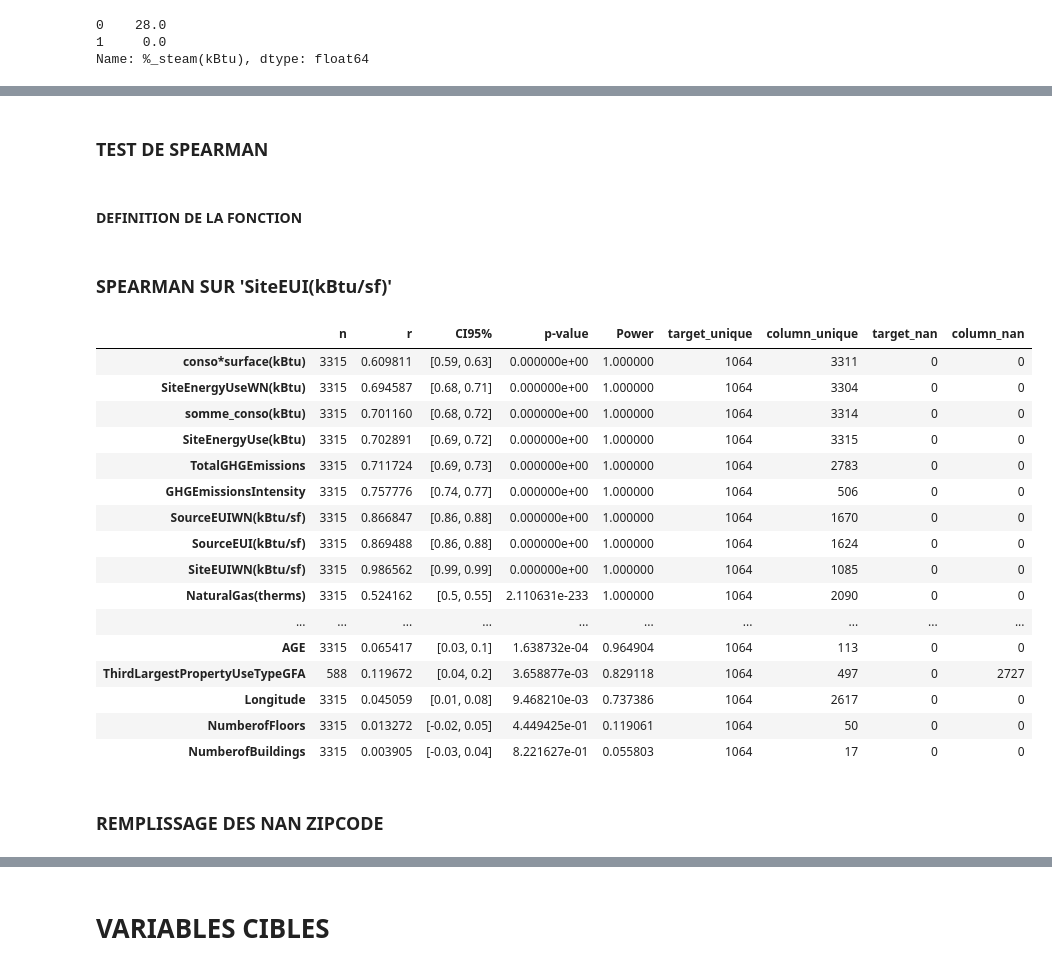
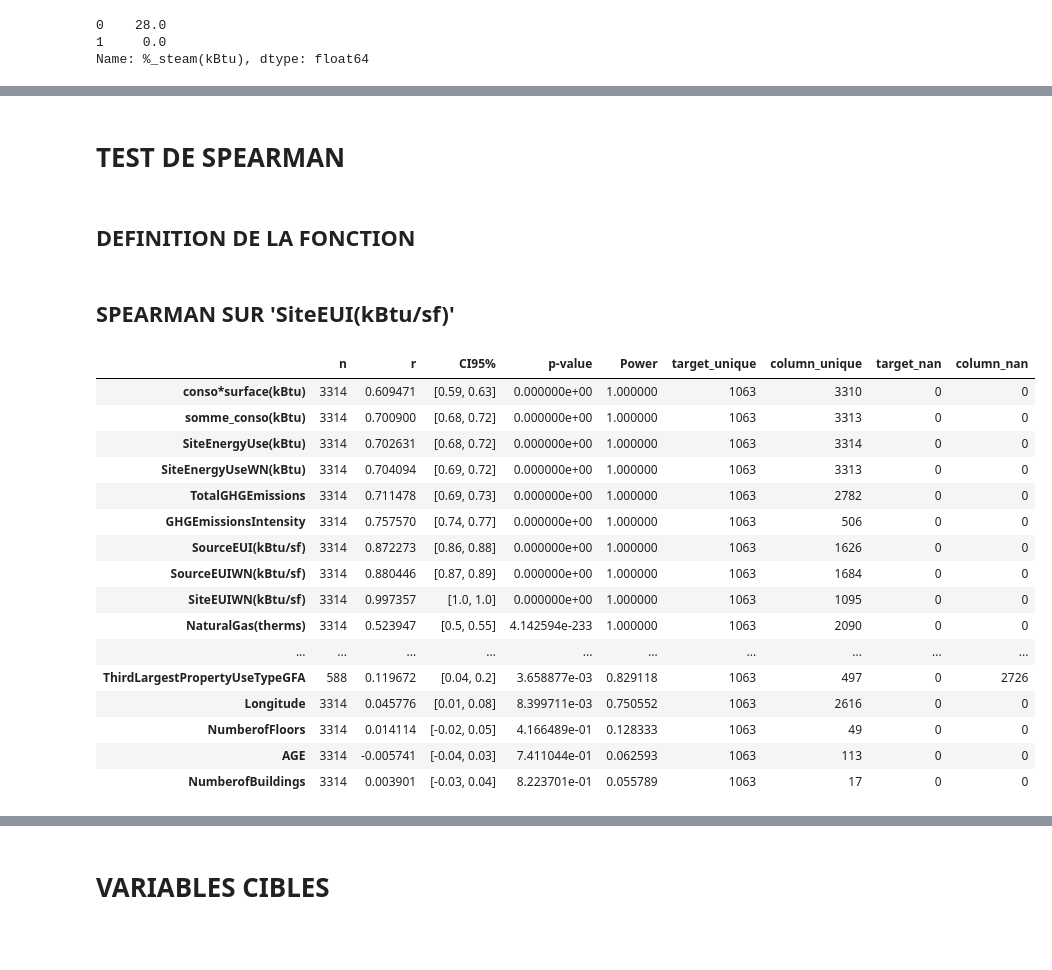
Before and after one commit to EP-portfolio/PROJET_4, a Jupyter notebook: PROJET_4.ipynb, the cells around one changed output, grey strips where cells are left out. Drawn from its saved outputs; the diff is of its cells as text; code cells hidden in the pictures; blank space fills up the shorter version.

Commit message:
mise au propre du notebook, remplissage Nan et 0, création features

```diff
--- a/PROJET_4.ipynb
+++ b/PROJET_4.ipynb
@@ -625,4 +959,4 @@ with pd.option_context('mode.chained_assignment', None):
 # %%
 with pd.option_context('mode.chained_assignment', None):
-    DF['%_steam(kBtu)']=round(DF['SteamUse(kBtu)']*100/DF['somme_conso(kBtu)'],0)
+    DF_cleaned['%_steam(kBtu)']=round(DF_cleaned['SteamUse(kBtu)']*100/DF_cleaned['somme_conso(kBtu)'],0)
 # %%
@@ -652,4 +986,4 @@ DF.loc[DF['somme_conso(kBtu)']==0].shape
 # %%
 with pd.option_context('mode.chained_assignment', None):
-    DF['%_Parking']=round(DF['PropertyGFAParking']*100/DF['PropertyGFATotal'],0)
+    DF_cleaned['%_Parking']=round(DF_cleaned['PropertyGFAParking']*100/DF_cleaned['PropertyGFATotal'],0)
 # %% [markdown]
@@ -657,4 +991,4 @@ with pd.option_context('mode.chained_assignment', None):
 # %%
 with pd.option_context('mode.chained_assignment', None):
-    DF['%_Immeuble']=round(DF['PropertyGFABuilding(s)']*100/DF['PropertyGFATotal'],0)
+    DF_cleaned['%_Immeuble']=round(DF_cleaned['PropertyGFABuilding(s)']*100/DF_cleaned['PropertyGFATotal'],0)
 # %%
@@ -679,13 +1013,13 @@ dtypes: bool(1), float64(30), int64(8), object(14)
 memory usage: 1.3+ MB
 # %% [markdown]
-### TEST DE SPEARMAN
+# TEST DE SPEARMAN
 # %% [markdown]
-#### DEFINITION DE LA FONCTION
+## DEFINITION DE LA FONCTION
 # %%
 col_num=[]
 col_obj=[]
-for col in DF.columns:
-    if DF[col].dtype in ['int64','float64']:
+for col in DF_cleaned.columns:
+    if DF_cleaned[col].dtype in ['int64','float64']:
         col_num.append(col)
     else:
         col_obj.append(col)
@@ -723,27 +1057,26 @@ def spearman_correlations_pingouin_diagnostic(df, target_column, nan_policy='pai
 
     return results
 # %% [markdown]
-### SPEARMAN SUR 'SiteEUI(kBtu/sf)'
+## SPEARMAN SUR 'SiteEUI(kBtu/sf)'
 # %%
-spearman_correlations_pingouin_diagnostic(DF[col_num],'SiteEUI(kBtu/sf)',
-                                          nan_policy='propagate').sort_values(by=['p-value','r'],ascending=True)
+spearman_correlations_pingouin_diagnostic(DF_cleaned[col_num],'SiteEUI(kBtu/sf)',
+                                          nan_policy='propagate').sort_values(by=['p-value','r'],
+                                                                              ascending=True)
 # %% [output]
 |  | n | r | CI95% | p-value | Power | target_unique | column_unique | target_nan | column_nan |
-| conso*surface(kBtu) | 3315 | 0.609811 | [0.59, 0.63] | 0.000000e+00 | 1.000000 | 1064 | 3311 | 0 | 0 |
-| SiteEnergyUseWN(kBtu) | 3315 | 0.694587 | [0.68, 0.71] | 0.000000e+00 | 1.000000 | 1064 | 3304 | 0 | 0 |
-| somme_conso(kBtu) | 3315 | 0.701160 | [0.68, 0.72] | 0.000000e+00 | 1.000000 | 1064 | 3314 | 0 | 0 |
-| SiteEnergyUse(kBtu) | 3315 | 0.702891 | [0.69, 0.72] | 0.000000e+00 | 1.000000 | 1064 | 3315 | 0 | 0 |
-| TotalGHGEmissions | 3315 | 0.711724 | [0.69, 0.73] | 0.000000e+00 | 1.000000 | 1064 | 2783 | 0 | 0 |
-| GHGEmissionsIntensity | 3315 | 0.757776 | [0.74, 0.77] | 0.000000e+00 | 1.000000 | 1064 | 506 | 0 | 0 |
-| SourceEUIWN(kBtu/sf) | 3315 | 0.866847 | [0.86, 0.88] | 0.000000e+00 | 1.000000 | 1064 | 1670 | 0 | 0 |
-| SourceEUI(kBtu/sf) | 3315 | 0.869488 | [0.86, 0.88] | 0.000000e+00 | 1.000000 | 1064 | 1624 | 0 | 0 |
-| SiteEUIWN(kBtu/sf) | 3315 | 0.986562 | [0.99, 0.99] | 0.000000e+00 | 1.000000 | 1064 | 1085 | 0 | 0 |
-| NaturalGas(therms) | 3315 | 0.524162 | [0.5, 0.55] | 2.110631e-233 | 1.000000 | 1064 | 2090 | 0 | 0 |
+| conso*surface(kBtu) | 3314 | 0.609471 | [0.59, 0.63] | 0.000000e+00 | 1.000000 | 1063 | 3310 | 0 | 0 |
+| somme_conso(kBtu) | 3314 | 0.700900 | [0.68, 0.72] | 0.000000e+00 | 1.000000 | 1063 | 3313 | 0 | 0 |
+| SiteEnergyUse(kBtu) | 3314 | 0.702631 | [0.68, 0.72] | 0.000000e+00 | 1.000000 | 1063 | 3314 | 0 | 0 |
+| SiteEnergyUseWN(kBtu) | 3314 | 0.704094 | [0.69, 0.72] | 0.000000e+00 | 1.000000 | 1063 | 3313 | 0 | 0 |
+| TotalGHGEmissions | 3314 | 0.711478 | [0.69, 0.73] | 0.000000e+00 | 1.000000 | 1063 | 2782 | 0 | 0 |
+| GHGEmissionsIntensity | 3314 | 0.757570 | [0.74, 0.77] | 0.000000e+00 | 1.000000 | 1063 | 506 | 0 | 0 |
+| SourceEUI(kBtu/sf) | 3314 | 0.872273 | [0.86, 0.88] | 0.000000e+00 | 1.000000 | 1063 | 1626 | 0 | 0 |
+| SourceEUIWN(kBtu/sf) | 3314 | 0.880446 | [0.87, 0.89] | 0.000000e+00 | 1.000000 | 1063 | 1684 | 0 | 0 |
+| SiteEUIWN(kBtu/sf) | 3314 | 0.997357 | [1.0, 1.0] | 0.000000e+00 | 1.000000 | 1063 | 1095 | 0 | 0 |
+| NaturalGas(therms) | 3314 | 0.523947 | [0.5, 0.55] | 4.142594e-233 | 1.000000 | 1063 | 2090 | 0 | 0 |
 | ... | ... | ... | ... | ... | ... | ... | ... | ... | ... |
-| AGE | 3315 | 0.065417 | [0.03, 0.1] | 1.638732e-04 | 0.964904 | 1064 | 113 | 0 | 0 |
-| ThirdLargestPropertyUseTypeGFA | 588 | 0.119672 | [0.04, 0.2] | 3.658877e-03 | 0.829118 | 1064 | 497 | 0 | 2727 |
-| Longitude | 3315 | 0.045059 | [0.01, 0.08] | 9.468210e-03 | 0.737386 | 1064 | 2617 | 0 | 0 |
-| NumberofFloors | 3315 | 0.013272 | [-0.02, 0.05] | 4.449425e-01 | 0.119061 | 1064 | 50 | 0 | 0 |
-| NumberofBuildings | 3315 | 0.003905 | [-0.03, 0.04] | 8.221627e-01 | 0.055803 | 1064 | 17 | 0 | 0 |
+| ThirdLargestPropertyUseTypeGFA | 588 | 0.119672 | [0.04, 0.2] | 3.658877e-03 | 0.829118 | 1063 | 497 | 0 | 2726 |
+| Longitude | 3314 | 0.045776 | [0.01, 0.08] | 8.399711e-03 | 0.750552 | 1063 | 2616 | 0 | 0 |
+| NumberofFloors | 3314 | 0.014114 | [-0.02, 0.05] | 4.166489e-01 | 0.128333 | 1063 | 49 | 0 | 0 |
+| AGE | 3314 | -0.005741 | [-0.04, 0.03] | 7.411044e-01 | 0.062593 | 1063 | 113 | 0 | 0 |
+| NumberofBuildings | 3314 | 0.003901 | [-0.03, 0.04] | 8.223701e-01 | 0.055789 | 1063 | 17 | 0 | 0 |
-# %% [markdown]
-### REMPLISSAGE DES NAN ZIPCODE
```
Also changed, not shown: parts of 145 cells of this notebook.
